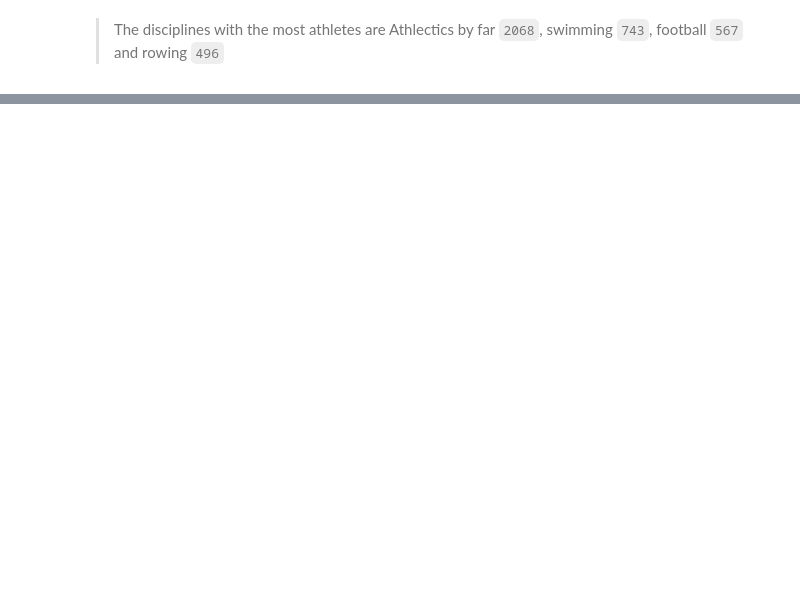
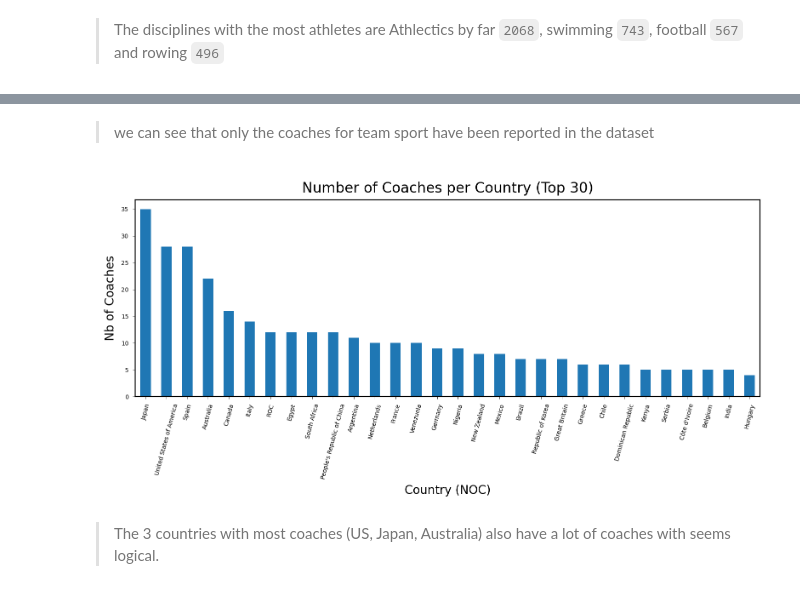
Before and after one commit to levisantn/olympics_tokyo, a Jupyter notebook: olympics_tokyo.ipynb, the cells around one changed output, grey strips where cells are left out. Saved outputs shown, nothing was run; the diff lists cells and outputs as text; code cells hidden in the pictures; blank space fills up the shorter version.

```diff
--- a/olympics_tokyo.ipynb
+++ b/olympics_tokyo.ipynb
@@ -535,0 +542,10 @@ plt.show()
+# %%
+# get nb coaches per country
+df_coaches.drop(columns=['Name'])
+df_coaches_country = df_coaches.groupby(['NOC']).size().reset_index(name='Coaches_count').sort_values(by=['Coaches_count'], ascending=False)
+display(df_coaches_country.head(10))
+
+# get nb coaches per disciplines
+df_coaches.drop(columns=['Name'])
+df_coaches_discipline = df_coaches.groupby(['Discipline']).size().reset_index(name='Coaches_count').sort_values(by=['Coaches_count'], ascending=False)
+df_coaches_discipline.head(10)
@@ -535,0 +574,34 @@ plt.show()
+# %% [markdown]
+> we can see that only the coaches for team sport have been reported in the dataset
+# %%
+# take only the top 30 countries and disciplines with the most athletes
+df_top_30_coaches_country = df_coaches_country.head(30)
+df_top_30_coaches_discipline = df_coaches_discipline.head(30)
+# %%
+# bar plot
+fig, ax = plt.subplots(figsize=(8, 4))
+
+# Create the bar plot
+g = df_top_30_coaches_country.plot(x='NOC', y='Coaches_count', kind='bar', ax=ax, legend=False)
+
+g.tick_params(labelsize=5, width=0.25, length=2)
+
+# sotate discipline labels for better readability
+plt.xticks(rotation=75)
+
+# set axis labels and title
+g.set_xlabel('Country (NOC)')
+g.set_ylabel('Nb of Coaches')
+# set title and legend
+plt.title('Number of Coaches per Country (Top 30)')
+
+# add legend
+g.legend().set_visible(False)
+
+plt.tight_layout()
+
+plt.show()
+# %% [output]
+[figure, added]
+# %% [markdown]
+> The 3 countries with most coaches (US, Japan, Australia) also have a lot of coaches with seems logical.
```
Also changed, not shown: parts of 17 cells of this notebook.
